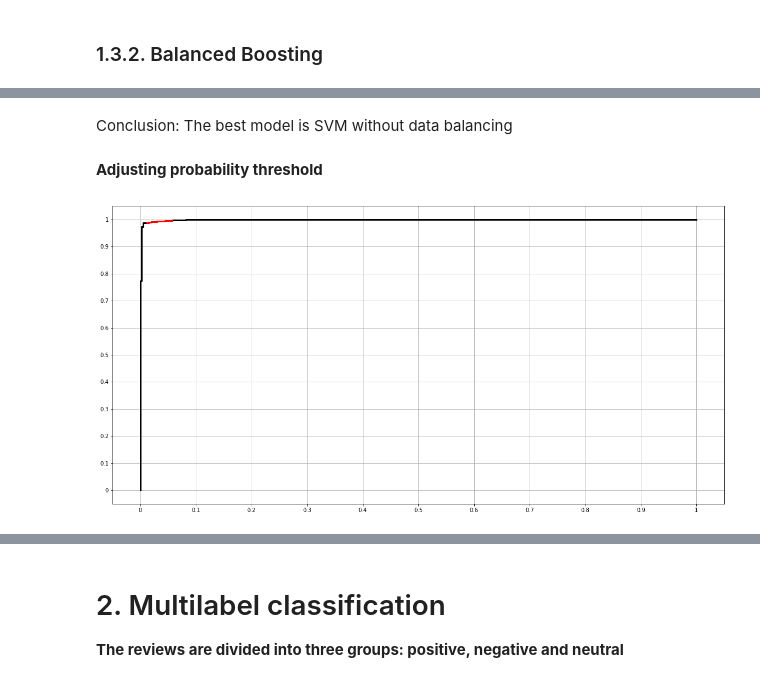
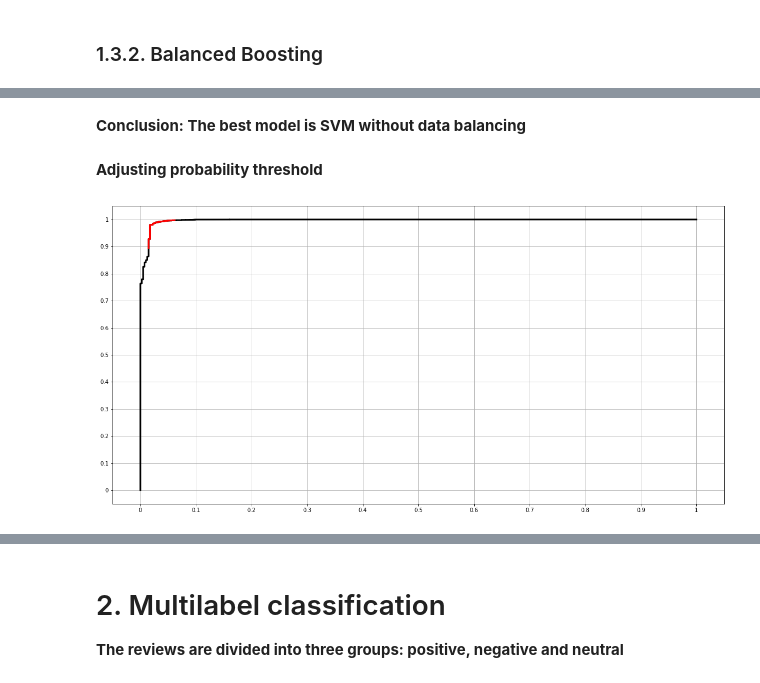
Before and after one commit to wbonicki/Ebay_sentiment_analysis, a Jupyter notebook: Classic_Machine_Learning.ipynb, the cells around one changed output, grey strips where cells are left out. Saved outputs shown, nothing was run; the diff lists cells and outputs as text; code cells hidden in the pictures.

```diff
--- a/Classic_Machine_Learning.ipynb
+++ b/Classic_Machine_Learning.ipynb
@@ -310,5 +314,5 @@ plt.show()
 # %% [markdown]
-Conclusion: The best model is SVM without data balancing
+__Conclusion: The best model is SVM without data balancing__
 # %%
 final_model_binary = optimizerSVM
 # %% [markdown]
@@ -316,15 +320,15 @@ __Adjusting probability threshold__ <br>
 # %%
 fpr, tpr, thresholds = roc_curve(y_test, final_model_binary.predict_proba(X_test)[:, 1])
 # %%
-s, e = 160, 190
+s, e = 150, 190
 fig, ax = plt.subplots(figsize=(20,10))
 ax.plot(fpr, tpr, color='black', lw=3)
 #red curve for determining threshold
 ax.plot(fpr[s:e], tpr[s:e], color='red', lw=3)
 ax.grid(which='both')
 plt.yticks(ticks=np.arange(0,1.1,0.1), labels=[0,0.1,0.2,0.3,0.4,0.5,0.6,0.7,0.8,0.9,1])
 plt.xticks(ticks=np.arange(0,1.1,0.1), labels=[0,0.1,0.2,0.3,0.4,0.5,0.6,0.7,0.8,0.9,1])
 plt.show()
 # %% [output]
-[figure, old version]
+[figure, new version]
 # %%
```
Also changed, not shown: parts of 24 cells of this notebook, 6 other files.
